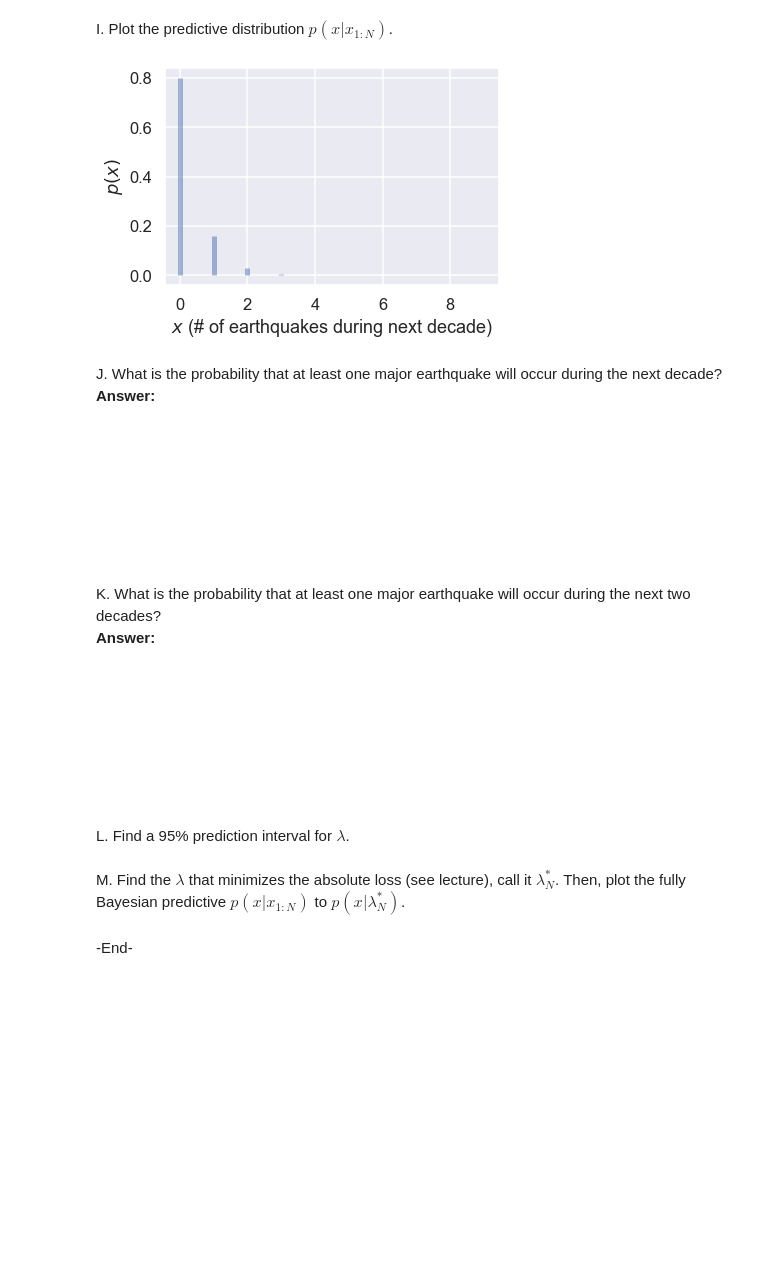
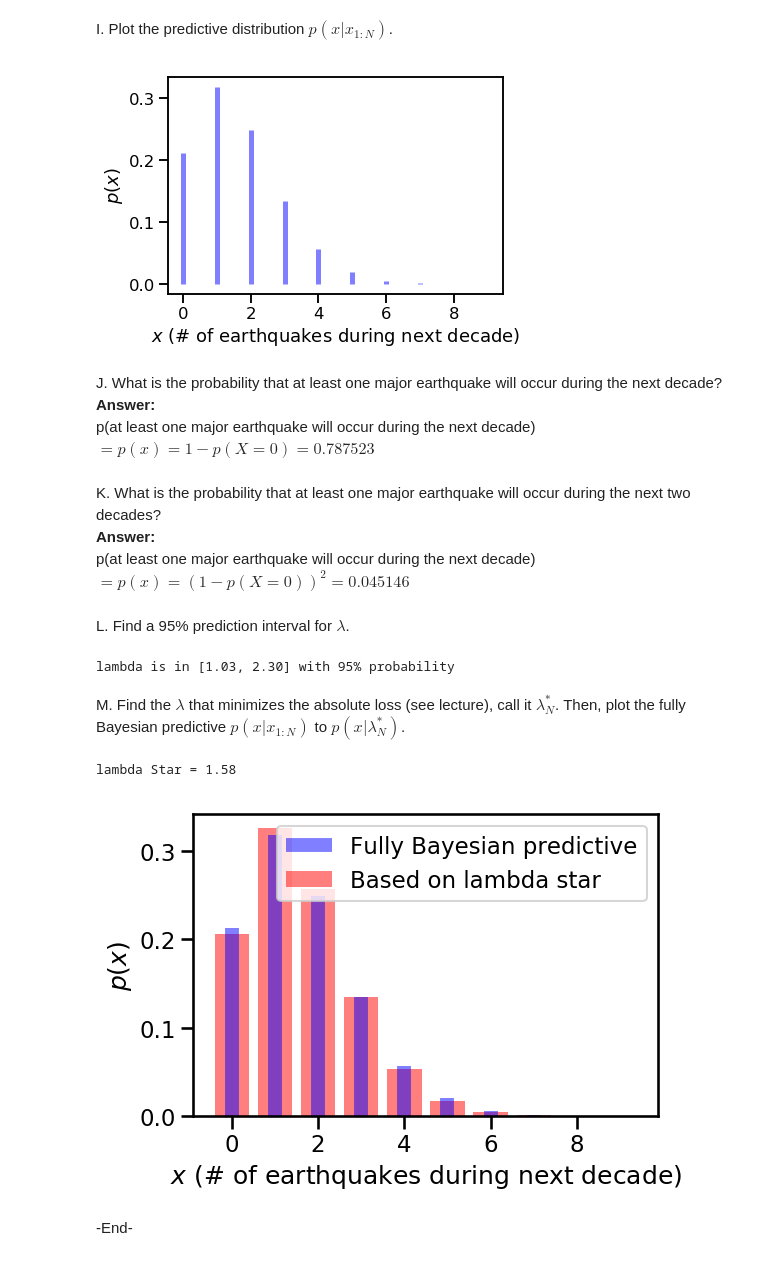
Before and after one commit to dhillonparveen/uq-course, a Jupyter notebook: homeworks/hw_01.ipynb, the cells around one changed output. Saved outputs shown, nothing was run; the diff lists cells and outputs as text; code cells hidden in the pictures; blank space fills up the shorter version.

```diff
--- a/homeworks/hw_01.ipynb
+++ b/homeworks/hw_01.ipynb
@@ -317,8 +454,8 @@ $$
 # %% [markdown]
 I. Plot the predictive distribution $p(x|x_{1:N})$.
 # %%
-r = 1.0 # Your expression for r here
-theta = 0.2 # Your expression for theta here
+r = alpha_post # Your expression for r here
+theta = 1/(beta_post+1) # Your expression for theta here
 X = st.nbinom(r, 1.0 - theta) # Please pay attention to the fact that the wiki and scipy.stats
                               # use slightly different definitions
 fig, ax = plt.subplots()
@@ -327,14 +464,14 @@ ax.vlines(xs, 0, X.pmf(xs), colors='b', lw=5, alpha=0.5)
 ax.set_xlabel('$x$ (# of earthquakes during next decade)')
 ax.set_ylabel('$p(x)$');
 # %% [output]
-[figure, old version]
+[figure, new version]
 # %% [markdown]
 J. What is the probability that at least one major earthquake will occur during the next decade?<br>
 **Answer:**
-<br><br><br><br><br><br><br><br>
+<br>p(at least one major earthquake will occur during the next decade) $ = p(x) = 1 − p(X = 0) = 0.787523$
 # %% [markdown]
 K. What is the probability that at least one major earthquake will occur during the next two decades?<br>
-**Answer:**
-<br><br><br><br><br><br><br><br>
+**Answer:** <br>
+p(at least one major earthquake will occur during the next decade) $ = p(x) = (1 − p(X = 0))^2 = 0.045146$
 # %% [markdown]
 L. Find a 95\% prediction interval for $\lambda$.
@@ -343,3 +478,10 @@ L. Find a 95\% prediction interval for $\lambda$.
+# %%
+# Write your code here and print() your answer
+lambda_low = lambda_post.ppf(0.025)
+lambda_up = lambda_post.ppf(0.975)
+print('lambda is in [{0:1.2f}, {1:1.2f}] with 95% probability'.format(lambda_low, lambda_up))
+# %% [output]
+lambda is in [1.03, 2.30] with 95% probability
 # %% [markdown]
 M. Find the $\lambda$ that minimizes the absolute loss (see lecture), call it $\lambda^*_N$.
 Then, plot the fully Bayesian predictive $p(x|x_{1:N})$ to $p(x|\lambda^*_N)$.
@@ -348,2 +488,25 @@ Then, plot the fully Bayesian predictive $p(x|x_{1:N})$ to $p(x|\lambda^*_N)$.
+# %%
+# Write your code here and print() your answer
+lambda_star = lambda_post.median()
+print('lambda Star = {0:1.2f}'.format(lambda_star))
+
+# p(x|x_{1:N}) Plot
+r = alpha_post # Your expression for r here
+theta = 1/(beta_post+1) # Your expression for theta here
+X = st.nbinom(r, 1.0 - theta)
+fig, ax = plt.subplots(dpi=100)
+xs = range(0, 10)
+ax.vlines(xs, 0, X.pmf(xs), colors='b', lw=10, alpha=0.5, label='Fully Bayesian predictive')
+ax.set_xlabel('$x$ (# of earthquakes during next decade)')
+ax.set_ylabel('$p(x)$');
+
+# p(x|\lambda*) Plot
+X = st.poisson(lambda_star)
+xs = range(0, 10)
+ax.bar(xs, X.pmf(xs), color='red',alpha=0.5, label='Based on lambda star');
+ax.legend();
+# %% [output]
+lambda Star = 1.58
+[figure, added]
 # %% [markdown]
 -End-
```
Also changed, not shown: parts of 50 cells of this notebook, 1 other file.
